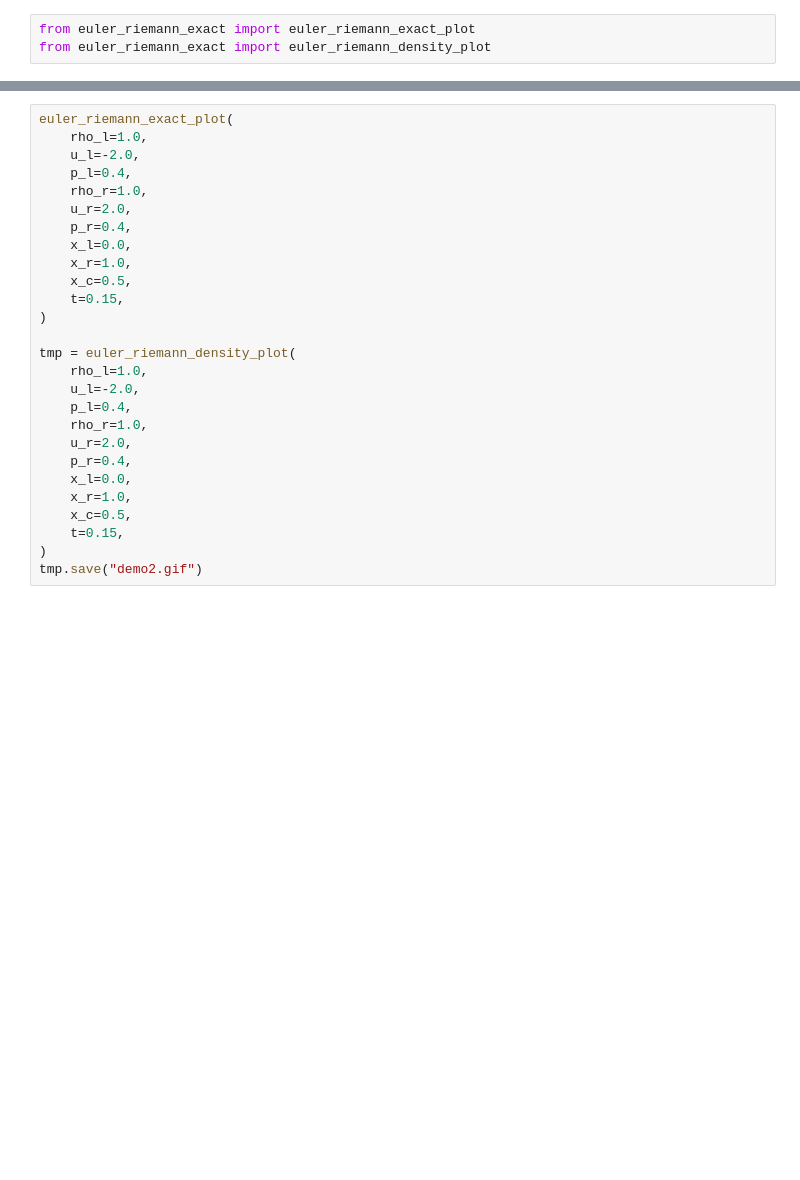
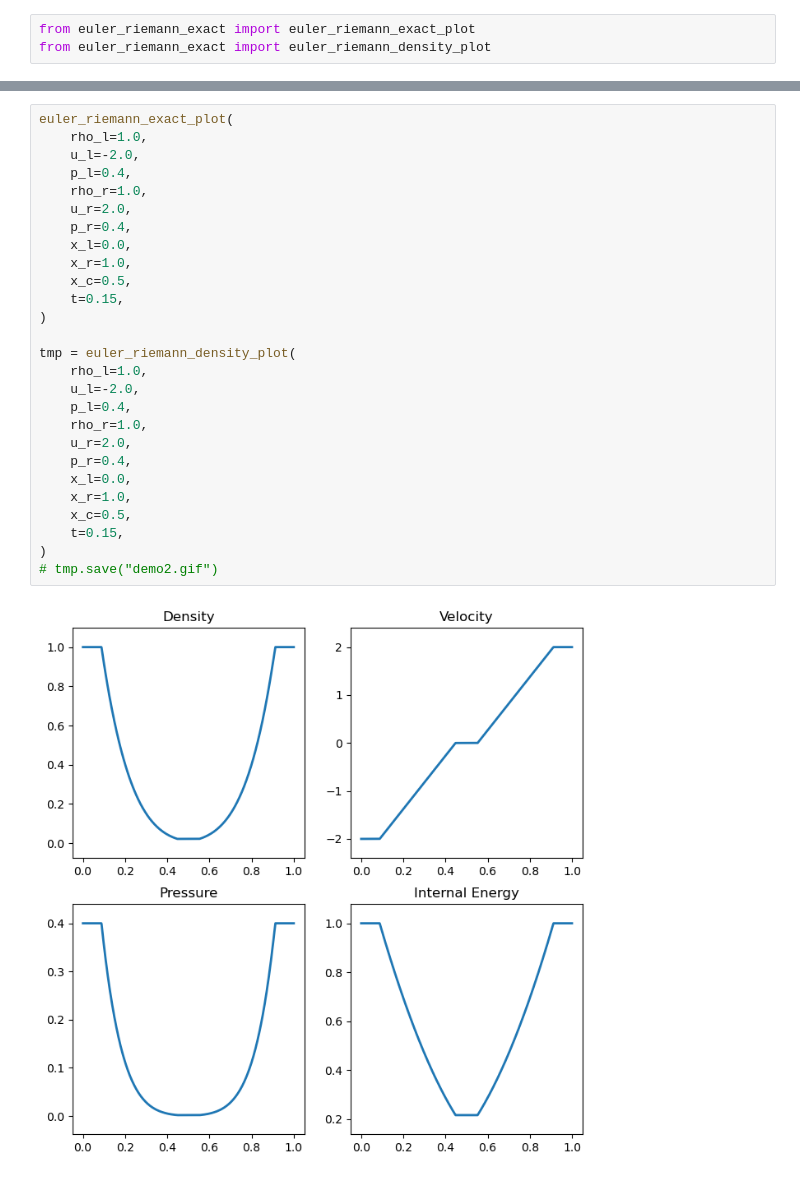
Before and after one commit to fenglielie/pykit, a Jupyter notebook: base/euler_riemann_exact/demo.ipynb, the cells around one changed output, grey strips where cells are left out. Saved outputs shown, nothing was run; the diff lists cells and outputs as text; blank space fills up the shorter version.

```diff
--- a/base/euler_riemann_exact/demo.ipynb
+++ b/base/euler_riemann_exact/demo.ipynb
@@ -31,27 +35,29 @@ tmp.save("demo1.gif")
 # %%
 euler_riemann_exact_plot(
     rho_l=1.0,
     u_l=-2.0,
     p_l=0.4,
     rho_r=1.0,
     u_r=2.0,
     p_r=0.4,
     x_l=0.0,
     x_r=1.0,
     x_c=0.5,
     t=0.15,
 )
 
 tmp = euler_riemann_density_plot(
     rho_l=1.0,
     u_l=-2.0,
     p_l=0.4,
     rho_r=1.0,
     u_r=2.0,
     p_r=0.4,
     x_l=0.0,
     x_r=1.0,
     x_c=0.5,
     t=0.15,
 )
-tmp.save("demo2.gif")
+# tmp.save("demo2.gif")
+# %% [output]
+[figure, added]
```
Also changed, not shown: parts of 7 cells of this notebook, 1 other file.
